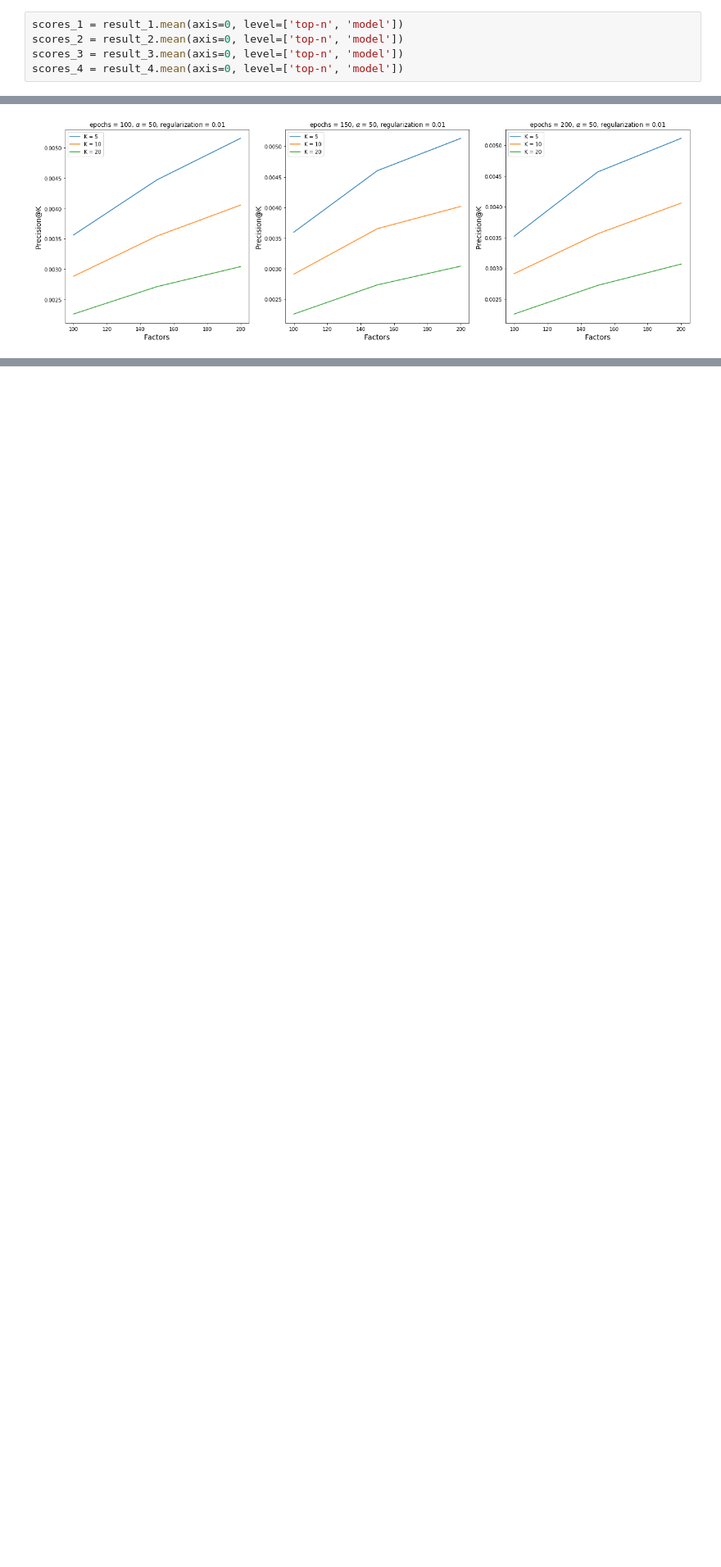
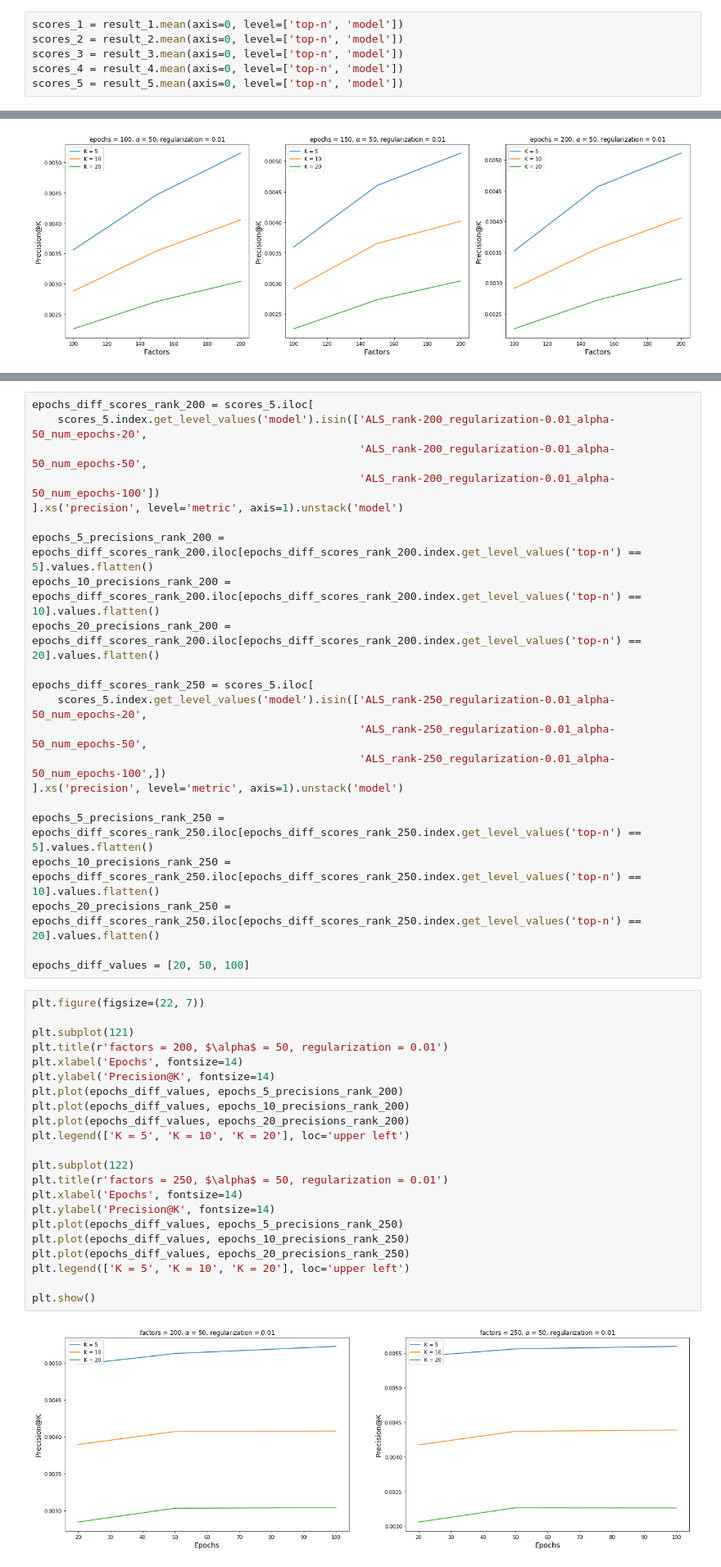
Before and after one commit to dKustura/kiva-cf, a Jupyter notebook: Result analysis.ipynb, the cells around one changed output, grey strips where cells are left out. Shown: that part at 82% size. Drawn from its saved outputs; the diff is of its cells as text; blank space fills up the shorter version.

Commit message:
Run first evaluation with BPR model included

```diff
--- a/Result analysis.ipynb
+++ b/Result analysis.ipynb
@@ -31,6 +32,7 @@ scores_1 = result_1.mean(axis=0, level=['top-n', 'model'])
 scores_2 = result_2.mean(axis=0, level=['top-n', 'model'])
 scores_3 = result_3.mean(axis=0, level=['top-n', 'model'])
 scores_4 = result_4.mean(axis=0, level=['top-n', 'model'])
+scores_5 = result_5.mean(axis=0, level=['top-n', 'model'])
 # %% [markdown]
 ### F1 score function
 *F1 = 2 * (precision * recall) / (precision + recall)*
@@ -450,0 +465,46 @@ plt.show()
+# %%
+epochs_diff_scores_rank_200 = scores_5.iloc[
+    scores_5.index.get_level_values('model').isin(['ALS_rank-200_regularization-0.01_alpha-50_num_epochs-20',
+                                                   'ALS_rank-200_regularization-0.01_alpha-50_num_epochs-50',
+                                                   'ALS_rank-200_regularization-0.01_alpha-50_num_epochs-100'])
+].xs('precision', level='metric', axis=1).unstack('model')
+
+epochs_5_precisions_rank_200 = epochs_diff_scores_rank_200.iloc[epochs_diff_scores_rank_200.index.get_level_values('top-n') == 5].values.flatten()
+epochs_10_precisions_rank_200 = epochs_diff_scores_rank_200.iloc[epochs_diff_scores_rank_200.index.get_level_values('top-n') == 10].values.flatten()
+epochs_20_precisions_rank_200 = epochs_diff_scores_rank_200.iloc[epochs_diff_scores_rank_200.index.get_level_values('top-n') == 20].values.flatten()
+
+epochs_diff_scores_rank_250 = scores_5.iloc[
+    scores_5.index.get_level_values('model').isin(['ALS_rank-250_regularization-0.01_alpha-50_num_epochs-20',
+                                                   'ALS_rank-250_regularization-0.01_alpha-50_num_epochs-50',
+                                                   'ALS_rank-250_regularization-0.01_alpha-50_num_epochs-100',])
+].xs('precision', level='metric', axis=1).unstack('model')
+
+epochs_5_precisions_rank_250 = epochs_diff_scores_rank_250.iloc[epochs_diff_scores_rank_250.index.get_level_values('top-n') == 5].values.flatten()
+epochs_10_precisions_rank_250 = epochs_diff_scores_rank_250.iloc[epochs_diff_scores_rank_250.index.get_level_values('top-n') == 10].values.flatten()
+epochs_20_precisions_rank_250 = epochs_diff_scores_rank_250.iloc[epochs_diff_scores_rank_250.index.get_level_values('top-n') == 20].values.flatten()
+
+epochs_diff_values = [20, 50, 100]
+# %%
+plt.figure(figsize=(22, 7))
+
+plt.subplot(121)
+plt.title(r'factors = 200, $\alpha$ = 50, regularization = 0.01')
+plt.xlabel('Epochs', fontsize=14)
+plt.ylabel('Precision@K', fontsize=14)
+plt.plot(epochs_diff_values, epochs_5_precisions_rank_200)
+plt.plot(epochs_diff_values, epochs_10_precisions_rank_200)
+plt.plot(epochs_diff_values, epochs_20_precisions_rank_200)
+plt.legend(['K = 5', 'K = 10', 'K = 20'], loc='upper left')
+
+plt.subplot(122)
+plt.title(r'factors = 250, $\alpha$ = 50, regularization = 0.01')
+plt.xlabel('Epochs', fontsize=14)
+plt.ylabel('Precision@K', fontsize=14)
+plt.plot(epochs_diff_values, epochs_5_precisions_rank_250)
+plt.plot(epochs_diff_values, epochs_10_precisions_rank_250)
+plt.plot(epochs_diff_values, epochs_20_precisions_rank_250)
+plt.legend(['K = 5', 'K = 10', 'K = 20'], loc='upper left')
+
+plt.show()
+# %% [output]
+[figure, added]
```
Also changed, not shown: parts of 5 cells of this notebook, 3 other files.
